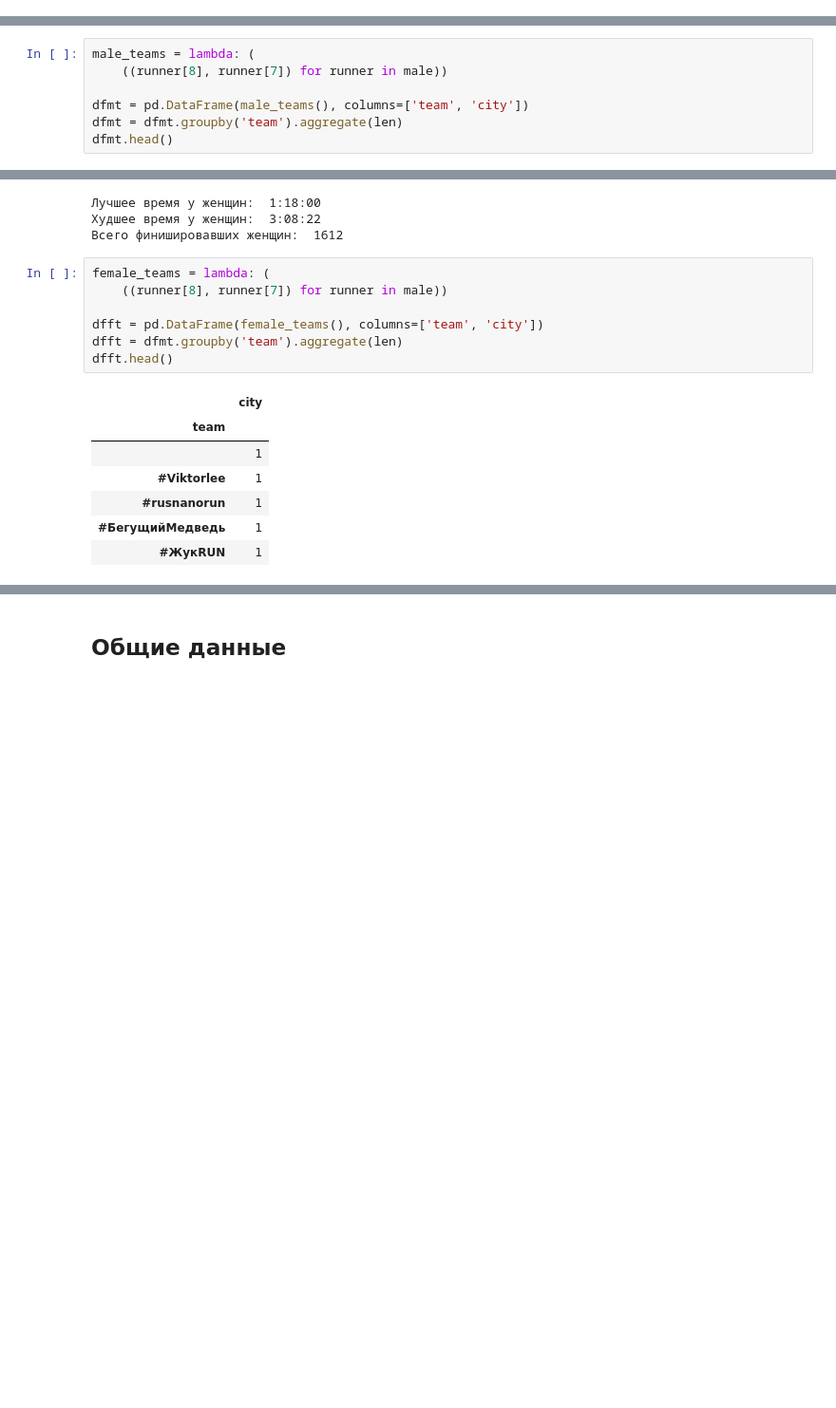
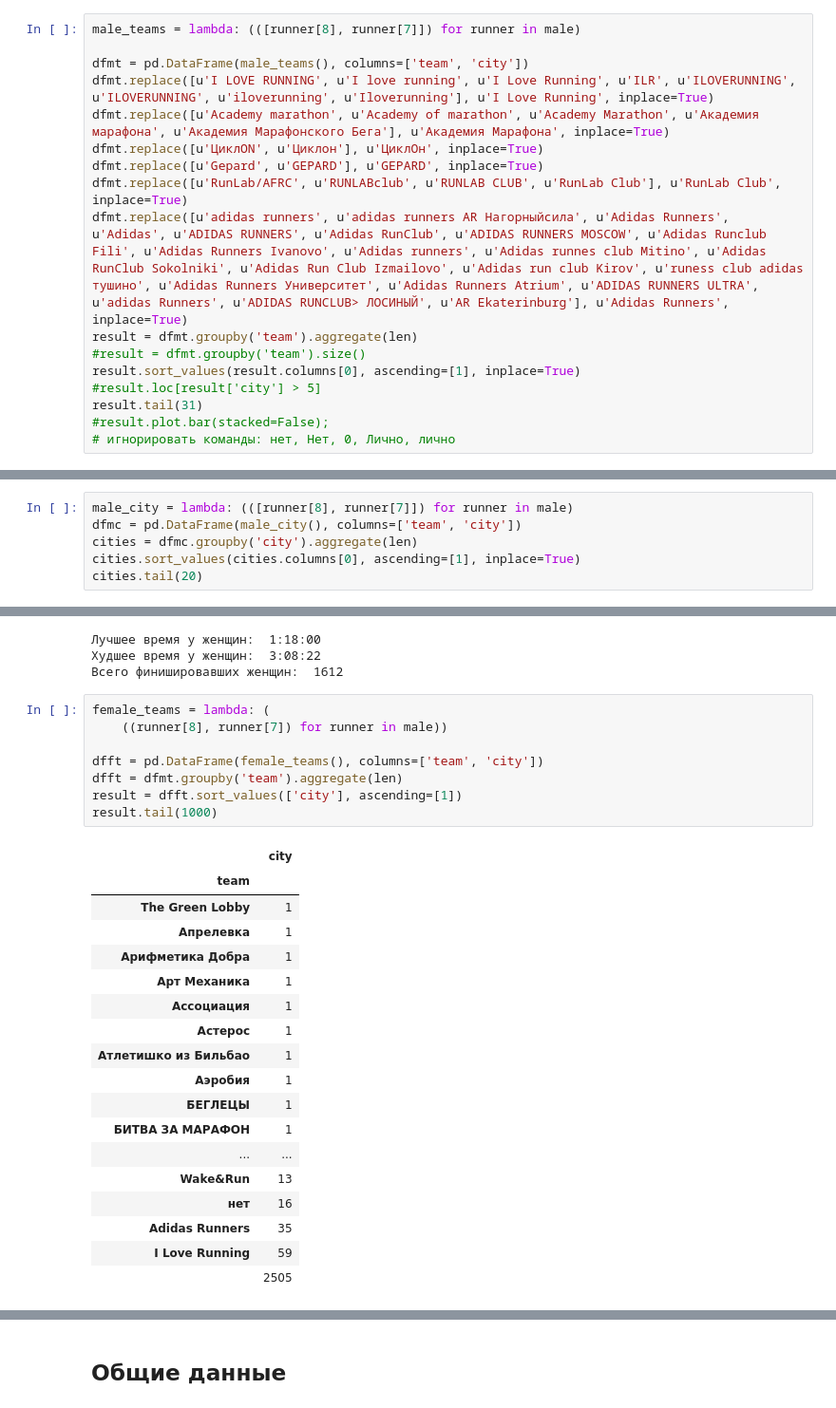
Before and after one commit to 185112007/notebooks, a Jupyter notebook: moscow-hm-2017.ipynb, the cells around one changed output, grey strips where cells are left out. Shown: that part at 95% size. Drawn from its saved outputs; the diff is of its cells as text; blank space fills up the shorter version.

```diff
--- a/moscow-hm-2017.ipynb
+++ b/moscow-hm-2017.ipynb
@@ -34,0 +38,17 @@ print "Всего финишировавших мужчин: ", len(male)
+# %%
+male_teams = lambda: (([runner[8], runner[7]]) for runner in male)
+
+dfmt = pd.DataFrame(male_teams(), columns=['team', 'city'])
+dfmt.replace([u'I LOVE RUNNING', u'I love running', u'I Love Running', u'ILR', u'ILOVERUNNING', u'ILOVERUNNING', u'iloverunning', u'Iloverunning'], u'I Love Running', inplace=True)
+dfmt.replace([u'Academy marathon', u'Academy of marathon', u'Academy Marathon', u'Академия марафона', u'Академия Марафонского Бега'], u'Академия Марафона', inplace=True)
+dfmt.replace([u'ЦиклON', u'Циклон'], u'ЦиклОн', inplace=True)
+dfmt.replace([u'Gepard', u'GEPARD'], u'GEPARD', inplace=True)
+dfmt.replace([u'RunLab/AFRC', u'RUNLABclub', u'RUNLAB CLUB', u'RunLab Club'], u'RunLab Club', inplace=True)
+dfmt.replace([u'adidas runners', u'adidas runners AR Нагорныйсила', u'Adidas Runners', u'Adidas', u'ADIDAS RUNNERS', u'Adidas RunClub', u'ADIDAS RUNNERS MOSCOW', u'Adidas Runclub Fili', u'Adidas Runners Ivanovo', u'Adidas runners', u'Adidas runnes club Mitino', u'Adidas RunClub Sokolniki', u'Adidas Run Club Izmailovo', u'Adidas run club Kirov', u'runess club adidas тушино', u'Adidas Runners Университет', u'Adidas Runners Atrium', u'ADIDAS RUNNERS ULTRA', u'adidas Runners', u'ADIDAS RUNCLUB> ЛОСИНЫЙ', u'AR Ekaterinburg'], u'Adidas Runners', inplace=True)
+result = dfmt.groupby('team').aggregate(len)
+#result = dfmt.groupby('team').size()
+result.sort_values(result.columns[0], ascending=[1], inplace=True)
+#result.loc[result['city'] > 5]
+result.tail(31)
+#result.plot.bar(stacked=False);
+# игнорировать команды: нет, Нет, 0, Лично, лично
@@ -35,8 +103,7 @@ print "Всего финишировавших мужчин: ", len(male)
 # %%
-male_teams = lambda: (
-    ((runner[8], runner[7]) for runner in male))
-
-dfmt = pd.DataFrame(male_teams(), columns=['team', 'city'])
-dfmt = dfmt.groupby('team').aggregate(len)
-dfmt.head()
+male_city = lambda: (([runner[8], runner[7]]) for runner in male)
+dfmc = pd.DataFrame(male_city(), columns=['team', 'city'])
+cities = dfmc.groupby('city').aggregate(len)
+cities.sort_values(cities.columns[0], ascending=[1], inplace=True)
+cities.tail(20)
 # %% [output]
@@ -73,15 +205,27 @@ print "Всего финишировавших женщин: ", len(female)
 # %%
 female_teams = lambda: (
     ((runner[8], runner[7]) for runner in male))
 
 dfft = pd.DataFrame(female_teams(), columns=['team', 'city'])
 dfft = dfmt.groupby('team').aggregate(len)
-dfft.head()
+result = dfft.sort_values(['city'], ascending=[1])
+result.tail(1000)
 # %% [output]
 |  | city |
 | team |  |
-|  | 1 |
-| #Viktorlee | 1 |
-| #rusnanorun | 1 |
-| #БегущийМедведь | 1 |
-| #ЖукRUN | 1 |
+| The Green Lobby | 1 |
+| Апрелевка | 1 |
+| Арифметика Добра | 1 |
+| Арт Механика | 1 |
+| Ассоциация | 1 |
+| Астерос | 1 |
+| Атлетишко из Бильбао | 1 |
+| Аэробия | 1 |
+| БЕГЛЕЦЫ | 1 |
+| БИТВА ЗА МАРАФОН | 1 |
+| ... | ... |
+| Wake&Run | 13 |
+| нет | 16 |
+| Adidas Runners | 35 |
+| I Love Running | 59 |
+|  | 2505 |
```
Also changed, not shown: parts of 17 cells of this notebook.
